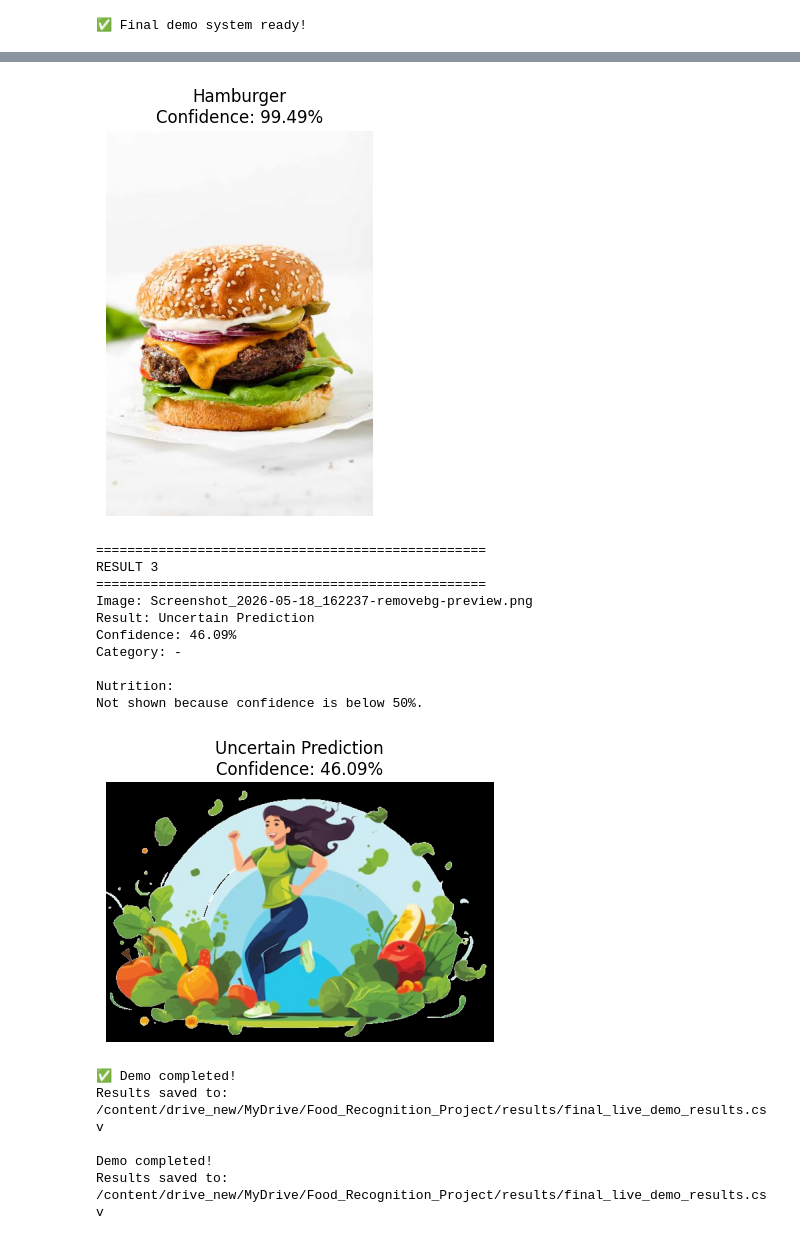
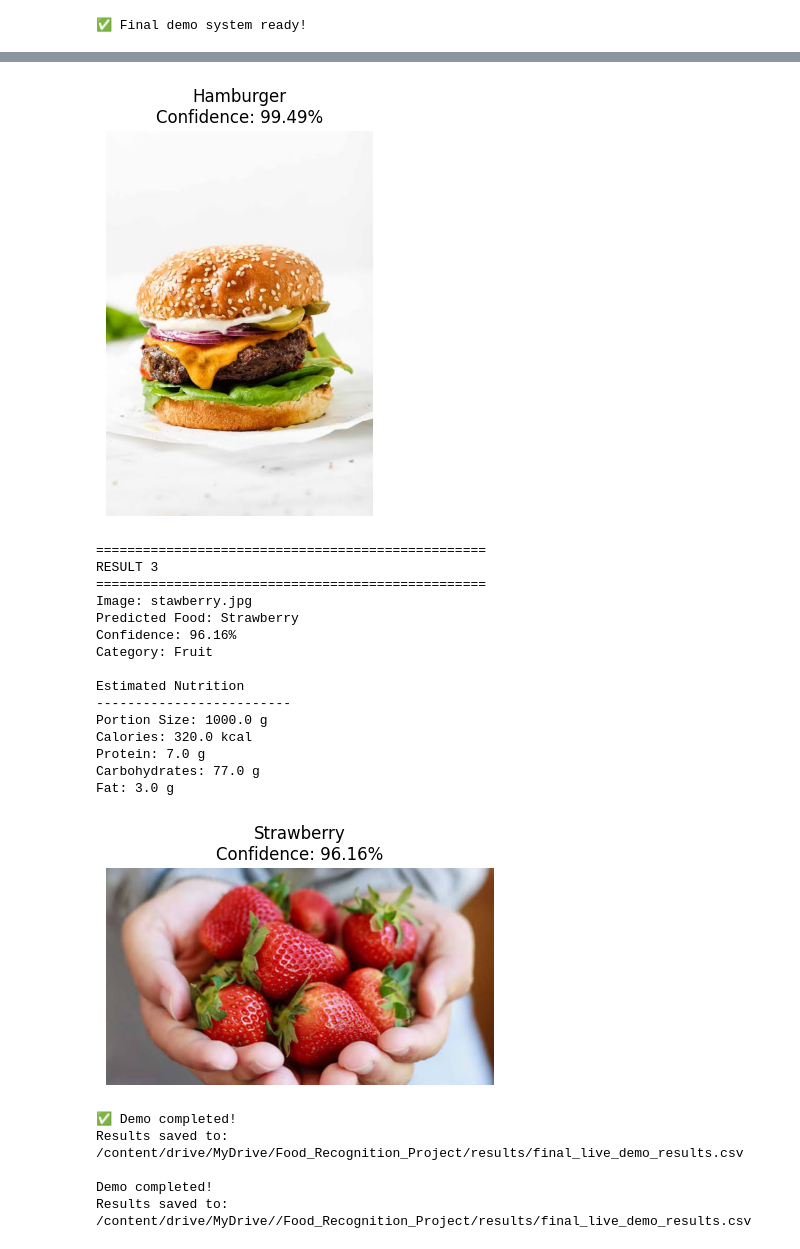
Before and after one commit to yeansreymom25-eng/food-recognition-nutrition, a Jupyter notebook: food_recognition.ipynb, the cells around one changed output, grey strips where cells are left out. Saved outputs shown, nothing was run; the diff lists cells and outputs as text; code cells hidden in the pictures.

Commit message:
Clean notebook and finalize project structure

```diff
--- a/food_recognition.ipynb
+++ b/food_recognition.ipynb
@@ -2683,7 +2391,7 @@ from sklearn.metrics import confusion_matrix, ConfusionMatrixDisplay
 import matplotlib.pyplot as plt
 
 original_model_path = (
-    "/content/gdrive/MyDrive/Food_Recognition_Project/"
+    "/content/drive/MyDrive/Food_Recognition_Project/"
     "model/best_mobilenetv2.pth"
 )
 
@@ -3214,7 +2903,7 @@ After testing the model with completely new images, I found several food classes
 import os
 
 improvement_path = (
-    "/content/gdrive/MyDrive/"
+    "/content/drive/MyDrive/"
     "Food_Recognition_Project/improvement_data"
 )
 
@@ -3288,8 +2936,0 @@ Total improvement images: 0
-# %%
-import os
-
-for class_name in weak_classes:
-    folder = os.path.join(improvement_path, class_name)
-
-    print("\n", class_name)
-    print(os.listdir(folder))
@@ -3320,22 +2936,0 @@ Mounted at /content/drive_new
-# %%
-import os
-
-improvement_path = (
-    "/content/drive_new/MyDrive/"
-    "Food_Recognition_Project/improvement_data"
-)
-
-weak_classes = [
-    "apple",
-    "carrot",
-    "donut",
-    "hamburger",
-    "peanut",
-    "strawberry"
-]
-
-for class_name in weak_classes:
-    folder = os.path.join(improvement_path, class_name)
-
-    print("\n", class_name)
-    print(os.listdir(folder))
@@ -4316,7 +4236,7 @@ class_names = [
 # ==========================================
 
 model_path = (
-    "/content/drive_new/MyDrive/"
+    "/content/drive/MyDrive/"
     "Food_Recognition_Project/model/"
     "best_improved_mobilenetv2.pth"
 )
@@ -4360,7 +4280,7 @@ prediction_transform = transforms.Compose([
 # ==========================================
 
 nutrition_path = (
-    "/content/drive_new/MyDrive/"
+    "/content/drive/MyDrive/"
     "Food_Recognition_Project/nutrition/"
     "food_nutrition.csv"
 )
@@ -4663,7 +4583,7 @@ demo_df = pd.DataFrame(
 )
 
 results_dir = (
-    "/content/drive_new/MyDrive/"
+    "/content/drive/MyDrive/"
     "Food_Recognition_Project/results"
 )
 
@@ -4691,7 +4611,7 @@ print(demo_result_path)
 # ==========================================
 
 results_dir = (
-    "/content/drive_new/MyDrive/"
+    "/content/drive/MyDrive//"
     "Food_Recognition_Project/results"
 )
 
@@ -4745,30 +4665,35 @@ Image: hambuger (3).jpg
 Predicted Food: Hamburger
 Confidence: 99.49%
 Category: Fast Food
 
 Estimated Nutrition
 -------------------------
 Portion Size: 500.0 g
 Calories: 1250.0 kcal
 Protein: 65.0 g
 Carbohydrates: 150.0 g
 Fat: 45.0 g
 [figure]
 ==================================================
 RESULT 3
 ==================================================
-Image: Screenshot_2026-05-18_162237-removebg-preview.png
-Result: Uncertain Prediction
-Confidence: 46.09%
-Category: -
+Image: stawberry.jpg
+Predicted Food: Strawberry
+Confidence: 96.16%
+Category: Fruit
 
-Nutrition:
-Not shown because confidence is below 50%.
+Estimated Nutrition
+-------------------------
+Portion Size: 1000.0 g
+Calories: 320.0 kcal
+Protein: 7.0 g
+Carbohydrates: 77.0 g
+Fat: 3.0 g
-[figure, old version]
+[figure, new version]
 ✅ Demo completed!
 Results saved to:
-/content/drive_new/MyDrive/Food_Recognition_Project/results/final_live_demo_results.csv
+/content/drive/MyDrive/Food_Recognition_Project/results/final_live_demo_results.csv
 
 Demo completed!
 Results saved to:
-/content/drive_new/MyDrive/Food_Recognition_Project/results/final_live_demo_results.csv
+/content/drive/MyDrive//Food_Recognition_Project/results/final_live_demo_results.csv
```
Also changed, not shown: parts of 48 cells of this notebook.
